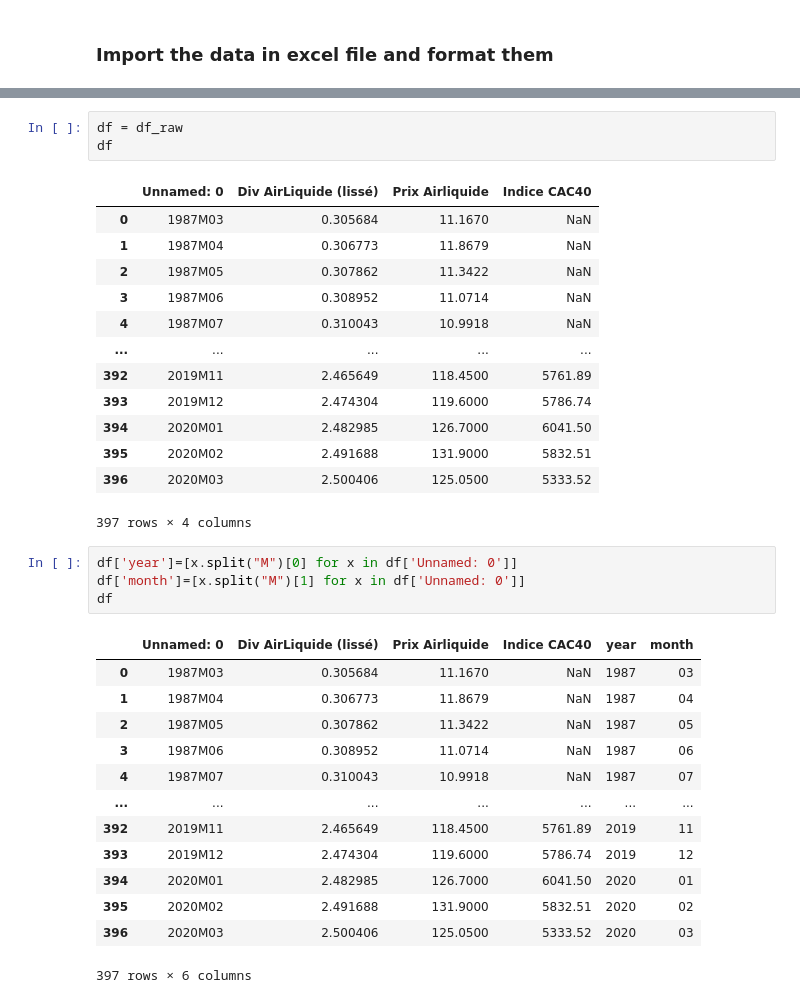
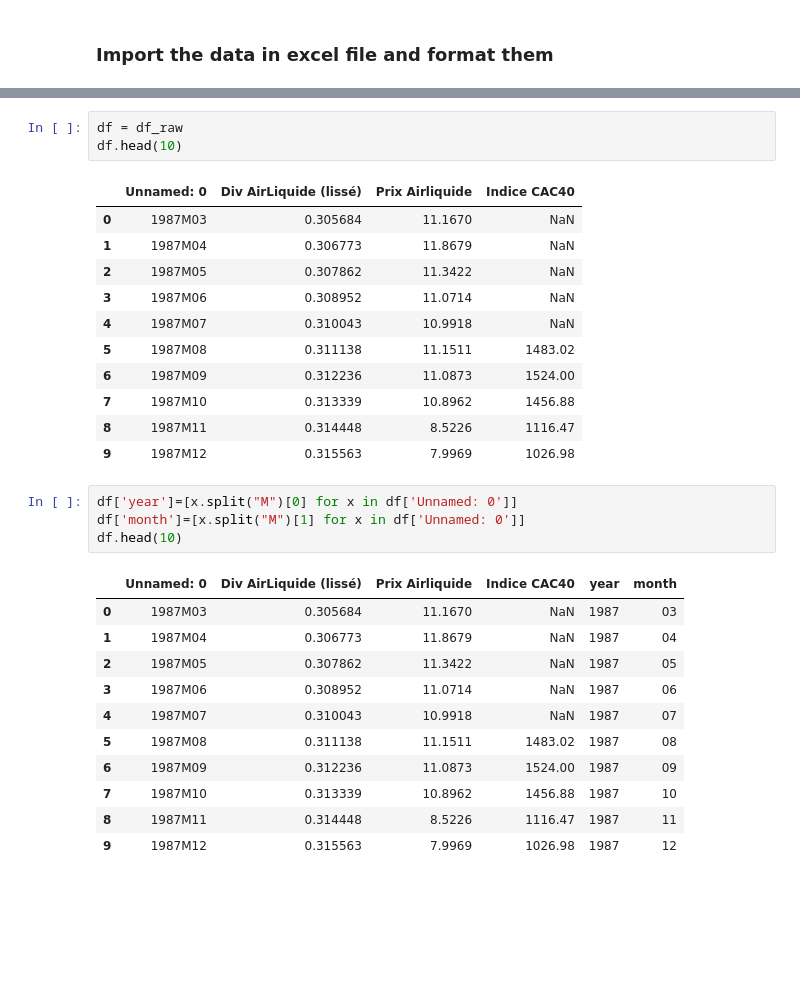
Before and after one commit to edgarkp/DividendModel, a Jupyter notebook: dividend-model.ipynb, the cells around one changed output, grey strips where cells are left out. Saved outputs shown, nothing was run; the diff lists cells and outputs as text; blank space fills up the shorter version.

```diff
--- a/dividend-model.ipynb
+++ b/dividend-model.ipynb
@@ -28,6 +26,6 @@ df_raw
 # %%
 df = df_raw
-df
+df.head(10)
 # %% [output]
 |  | Unnamed: 0 | Div AirLiquide (lissé) | Prix Airliquide | Indice CAC40 |
 | 0 | 1987M03 | 0.305684 | 11.1670 | NaN |
@@ -35,28 +33,24 @@ df
 | 2 | 1987M05 | 0.307862 | 11.3422 | NaN |
 | 3 | 1987M06 | 0.308952 | 11.0714 | NaN |
 | 4 | 1987M07 | 0.310043 | 10.9918 | NaN |
-| ... | ... | ... | ... | ... |
-| 392 | 2019M11 | 2.465649 | 118.4500 | 5761.89 |
-| 393 | 2019M12 | 2.474304 | 119.6000 | 5786.74 |
-| 394 | 2020M01 | 2.482985 | 126.7000 | 6041.50 |
-| 395 | 2020M02 | 2.491688 | 131.9000 | 5832.51 |
-| 396 | 2020M03 | 2.500406 | 125.0500 | 5333.52 |
+| 5 | 1987M08 | 0.311138 | 11.1511 | 1483.02 |
+| 6 | 1987M09 | 0.312236 | 11.0873 | 1524.00 |
+| 7 | 1987M10 | 0.313339 | 10.8962 | 1456.88 |
+| 8 | 1987M11 | 0.314448 | 8.5226 | 1116.47 |
+| 9 | 1987M12 | 0.315563 | 7.9969 | 1026.98 |
-397 rows × 4 columns
 # %%
 df['year']=[x.split("M")[0] for x in df['Unnamed: 0']]
 df['month']=[x.split("M")[1] for x in df['Unnamed: 0']]
-df
+df.head(10)
 # %% [output]
 |  | Unnamed: 0 | Div AirLiquide (lissé) | Prix Airliquide | Indice CAC40 | year | month |
 | 0 | 1987M03 | 0.305684 | 11.1670 | NaN | 1987 | 03 |
 | 1 | 1987M04 | 0.306773 | 11.8679 | NaN | 1987 | 04 |
 | 2 | 1987M05 | 0.307862 | 11.3422 | NaN | 1987 | 05 |
 | 3 | 1987M06 | 0.308952 | 11.0714 | NaN | 1987 | 06 |
 | 4 | 1987M07 | 0.310043 | 10.9918 | NaN | 1987 | 07 |
-| ... | ... | ... | ... | ... | ... | ... |
-| 392 | 2019M11 | 2.465649 | 118.4500 | 5761.89 | 2019 | 11 |
-| 393 | 2019M12 | 2.474304 | 119.6000 | 5786.74 | 2019 | 12 |
-| 394 | 2020M01 | 2.482985 | 126.7000 | 6041.50 | 2020 | 01 |
-| 395 | 2020M02 | 2.491688 | 131.9000 | 5832.51 | 2020 | 02 |
-| 396 | 2020M03 | 2.500406 | 125.0500 | 5333.52 | 2020 | 03 |
+| 5 | 1987M08 | 0.311138 | 11.1511 | 1483.02 | 1987 | 08 |
+| 6 | 1987M09 | 0.312236 | 11.0873 | 1524.00 | 1987 | 09 |
+| 7 | 1987M10 | 0.313339 | 10.8962 | 1456.88 | 1987 | 10 |
+| 8 | 1987M11 | 0.314448 | 8.5226 | 1116.47 | 1987 | 11 |
+| 9 | 1987M12 | 0.315563 | 7.9969 | 1026.98 | 1987 | 12 |
-397 rows × 6 columns
```
Also changed, not shown: parts of 22 cells of this notebook, 3 other files.
